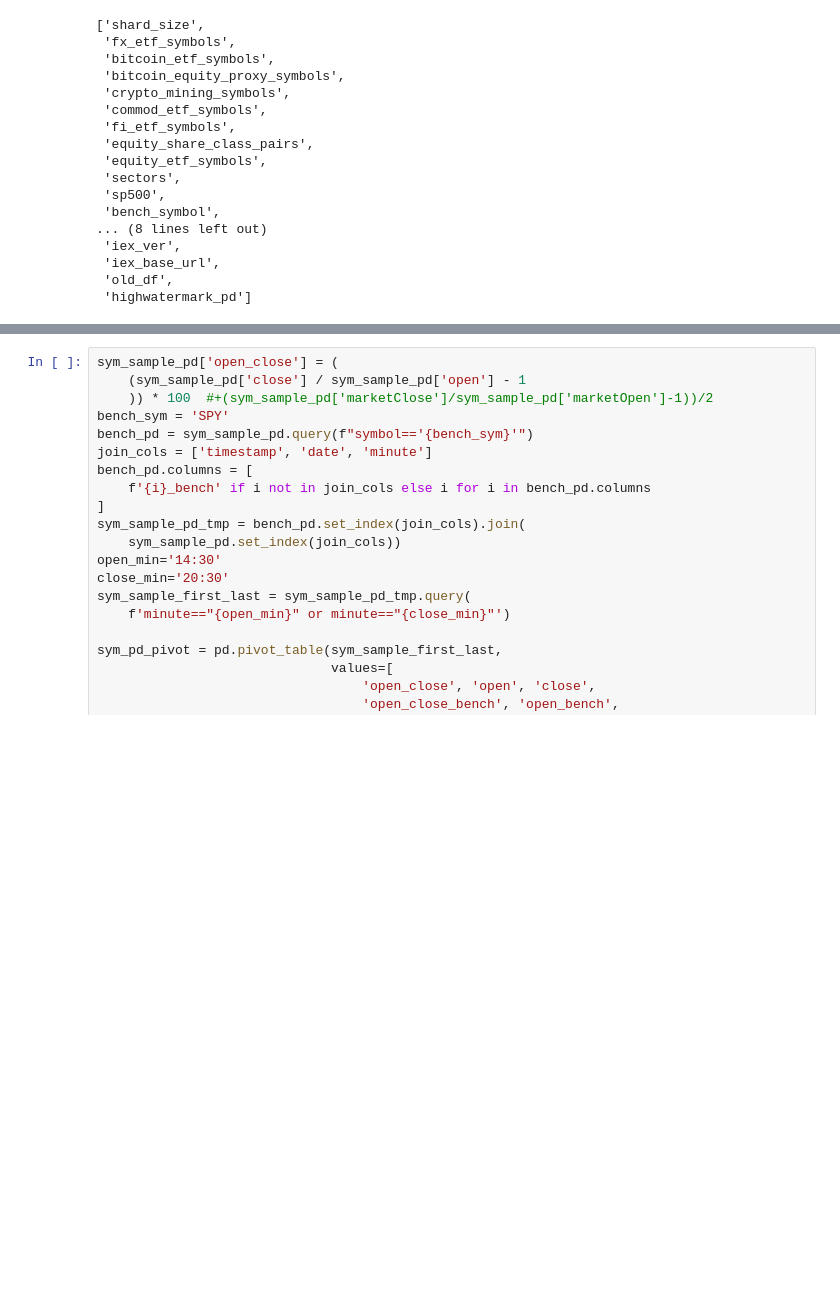
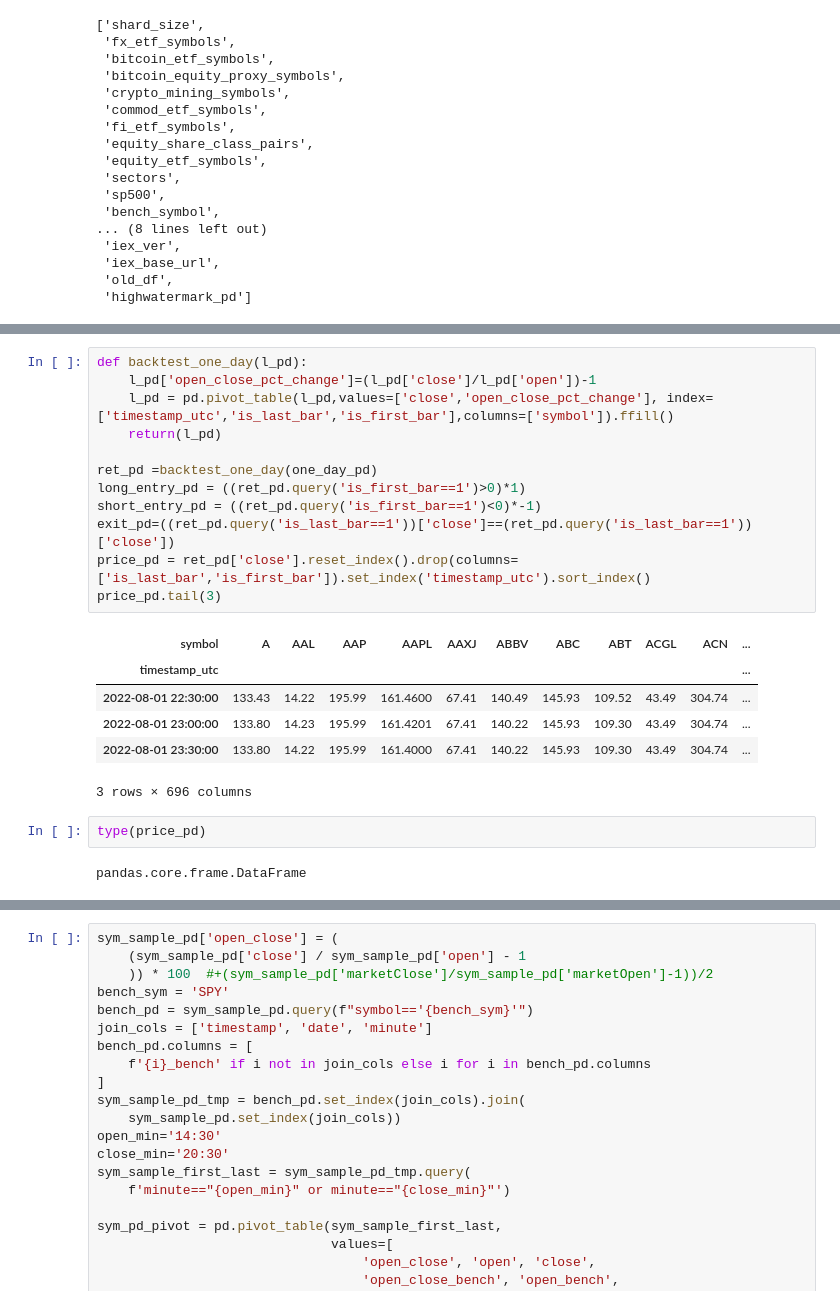
Before and after one commit to aws-samples/quant-research, a Jupyter notebook: src/notebooks/quant_research_examples/intraday_momentum.ipynb, the cells around one changed output, grey strips where cells are left out. Saved outputs shown, nothing was run; the diff lists cells and outputs as text; blank space fills up the shorter version.

Commit message:
backtest prototype

```diff
--- a/src/notebooks/quant_research_examples/intraday_momentum.ipynb
+++ b/src/notebooks/quant_research_examples/intraday_momentum.ipynb
@@ -838,0 +824,23 @@ bench_pd
+# %%
+def backtest_one_day(l_pd):
+    l_pd['open_close_pct_change']=(l_pd['close']/l_pd['open'])-1
+    l_pd = pd.pivot_table(l_pd,values=['close','open_close_pct_change'], index=['timestamp_utc','is_last_bar','is_first_bar'],columns=['symbol']).ffill()
+    return(l_pd)
+
+ret_pd =backtest_one_day(one_day_pd)
+long_entry_pd = ((ret_pd.query('is_first_bar==1')>0)*1)
+short_entry_pd = ((ret_pd.query('is_first_bar==1')<0)*-1)
+exit_pd=((ret_pd.query('is_last_bar==1'))['close']==(ret_pd.query('is_last_bar==1'))['close'])
+price_pd = ret_pd['close'].reset_index().drop(columns=['is_last_bar','is_first_bar']).set_index('timestamp_utc').sort_index()
+price_pd.tail(3)
+# %% [output]
+| symbol | A | AAL | AAP | AAPL | AAXJ | ABBV | ABC | ABT | ACGL | ACN | ... |
+| timestamp_utc |  |  |  |  |  |  |  |  |  |  | ... |
+| 2022-08-01 22:30:00 | 133.43 | 14.22 | 195.99 | 161.4600 | 67.41 | 140.49 | 145.93 | 109.52 | 43.49 | 304.74 | ... |
+| 2022-08-01 23:00:00 | 133.80 | 14.23 | 195.99 | 161.4201 | 67.41 | 140.22 | 145.93 | 109.30 | 43.49 | 304.74 | ... |
+| 2022-08-01 23:30:00 | 133.80 | 14.22 | 195.99 | 161.4000 | 67.41 | 140.22 | 145.93 | 109.30 | 43.49 | 304.74 | ... |
+3 rows × 696 columns
+# %%
+type(price_pd)
+# %% [output]
+pandas.core.frame.DataFrame
```
Also changed, not shown: parts of 18 cells of this notebook.
